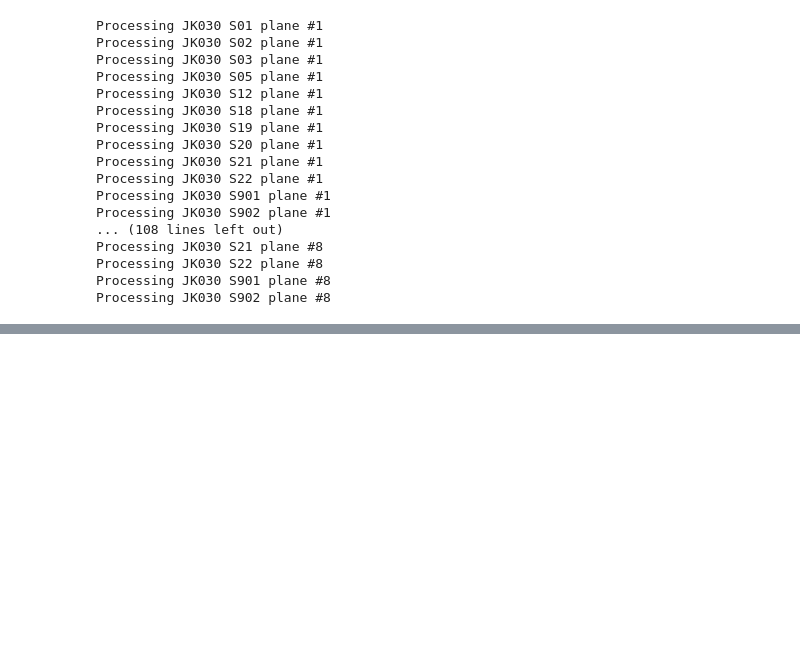
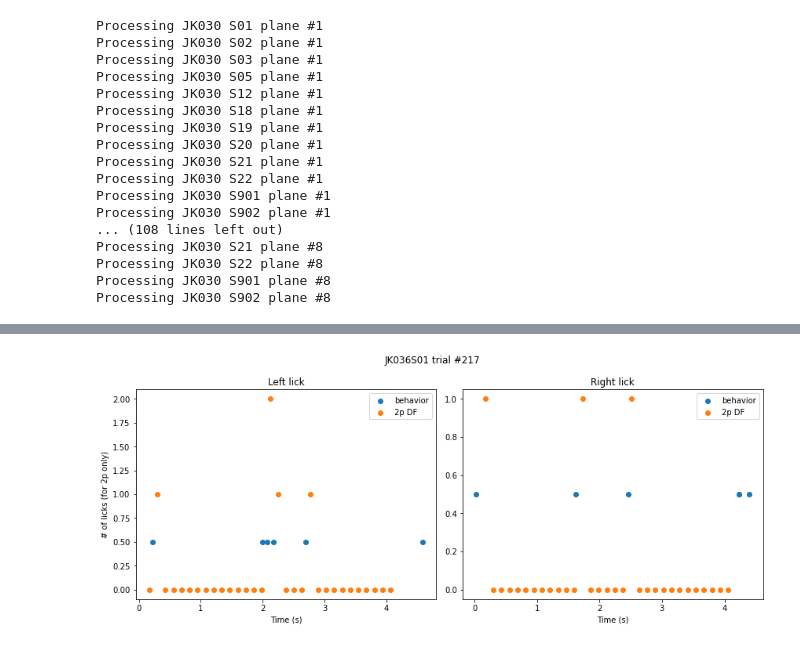
Before and after one commit to jkim0731/Neural-stretching-in-vS1, a Jupyter notebook: 230106_build_dataset_organized.ipynb, the cells around one changed output, grey strips where cells are left out. Cells and saved outputs as stored; diff of their text form; code cells hidden in the pictures; blank space fills up the shorter version.

```diff
--- a/230106_build_dataset_organized.ipynb
+++ b/230106_build_dataset_organized.ipynb
@@ -13,8 +13,8 @@ from tqdm import notebook
 # h5_dir_1 = Path(r'C:\Users\shires\Dropbox\Works\Projects\2020 Neural stretching in S1\Data\h5')
 # h5_dir_2 = Path(r'C:\Users\shires\Dropbox\Works\Projects\2020 Neural stretching in S1\Data\h5')
 h5_dir = Path('E:\TPM\JK\h5')
-b_dir = Path('H:/SoloData/')
-w_dir = Path('H:/WhiskerVideo/')
+b_dir = Path('E:\TPM\JK\SoloData')
+w_dir = Path('E:\TPM\JK\WhiskerVideo')
 mice =          [25,    27,   30,   36,     37,     38,     39,     41,     52,     53,     54,     56]
 # refSessions =   [4,     3,    3,    1,      7,      2,      1,      3,      3,      3,      3,      3]
 # expSessions =   [19,    10,   21,   17,     0,      0,      23,     0,      21,     0,      0,      0]
@@ -631,6 +677,10 @@ for emi in [2]:
                 # Load behavior
                 b_path = b_dir / f'JK{mouse:03d}' / f'JK{mouse:03d}S{wb_snum:02d}_behavior.pkl'
                 behavior_df = pd.read_pickle(b_path)
+
+                # Add trialType to whisker_df from behavior_df
+                whisker_df = pd.merge(whisker_df, behavior_df[['trialType']], on='trialNum', how='left')
+
                 # Load frame times
                 tf_path = h5_dir / f'{mouse:03d}' / f'plane_{plane}' / f'{mouse:03d}_{session_num:03d}_plane_{plane}_frame_time.pkl'
                 frame_time_df = pd.read_pickle(tf_path)
@@ -693,6 +743,10 @@ for emi in [2]:
                 # Load behavior
                 b_path = b_dir / f'JK{mouse:03d}' / f'JK{mouse:03d}S{wb_snum:02d}_behavior.pkl'
                 behavior_df = pd.read_pickle(b_path)
+
+                # Add trialType to whisker_df from behavior_df
+                whisker_df = pd.merge(whisker_df, behavior_df[['trialType']], on='trialNum', how='left')
+
                 # Load frame times
                 tf_path = h5_dir / f'{mouse:03d}' / f'plane_{plane}' / f'{mouse:03d}_{session_num:03d}_plane_{plane}_frame_time.pkl'
                 frame_time_df = pd.read_pickle(tf_path)
@@ -711,0 +836,40 @@ False
+# %%
+trial_ind = 105
+trial_num = frame_time_df.trialNum.unique()[trial_ind]
+
+behavior_trial_series = behavior_df[behavior_df.index==trial_num].iloc[0]
+frame_time_df_trial = frame_time_df[frame_time_df.trialNum==trial_num]
+
+left_lick_times = behavior_trial_series.beamBreakTimesLeft
+if np.size(left_lick_times)==1:
+    left_lick_times = np.array([left_lick_times])
+right_lick_times = behavior_trial_series.beamBreakTimesRight
+if np.size(right_lick_times)==1:
+    right_lick_times = np.array([right_lick_times])
+answer_lick_time = behavior_trial_series.answerLickTime
+if answer_lick_time != 0: # answer trial
+    if (answer_lick_time not in left_lick_times) and (answer_lick_time not in right_lick_times): # In some rare cases
+        if behavior_trial_series.choice == 'r':
+            right_lick_times = np.union1d(answer_lick_time, right_lick_times)
+        elif behavior_trial_series.choice == 'l':
+            left_lick_times = np.union1d(answer_lick_time, left_lick_times)
+        else:
+            raise('When the answer lick time is not 0, there must have been either r or l choice.')
+
+%matplotlib inline
+fig, ax = plt.subplots(1,2, figsize=(12,5))
+ax[0].scatter(left_lick_times, np.ones(len(left_lick_times))*0.5, label='behavior')
+ax[0].scatter(frame_time_df_trial.frame_end_time.values, frame_time_df_trial.num_lick_left.values, label='2p DF')
+ax[0].set_ylabel('# of licks (for 2p only)')
+ax[0].legend()
+ax[0].set_title('Left lick')
+ax[0].set_xlabel('Time (s)')
+ax[1].scatter(right_lick_times, np.ones(len(right_lick_times))*0.5, label='behavior')
+ax[1].scatter(frame_time_df_trial.frame_end_time.values, frame_time_df_trial.num_lick_right.values, label='2p DF')
+ax[1].legend()
+ax[1].set_title('Right lick')
+ax[1].set_xlabel('Time (s)')
+fig.suptitle(f'JK{mouse:03d}S{session_num:02d} trial #{trial_num}')
+fig.tight_layout()
+# %% [output]
+[figure, added]
```
Also changed, not shown: parts of 10 cells of this notebook, 3 other files.
